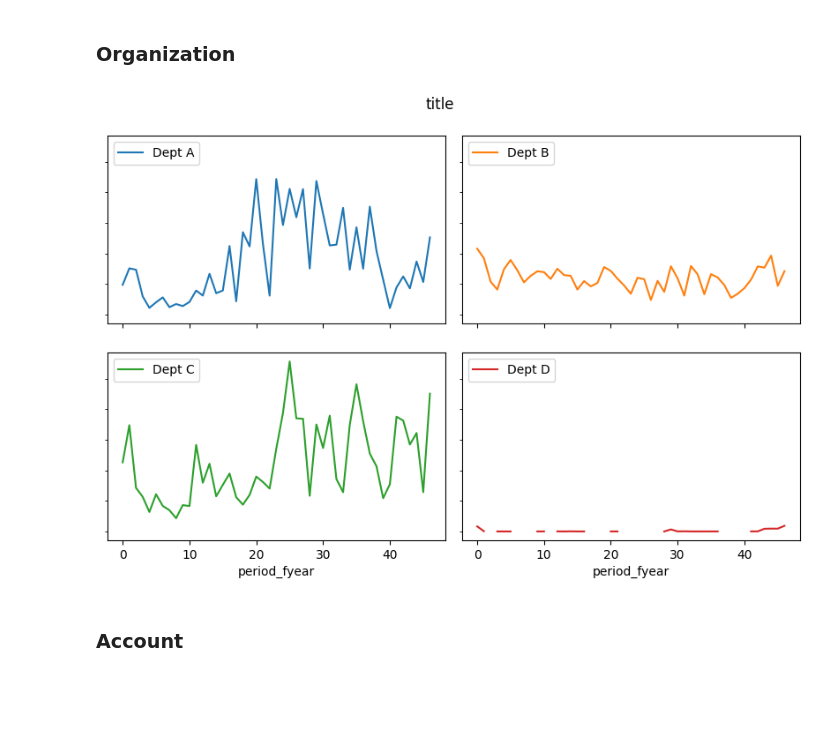
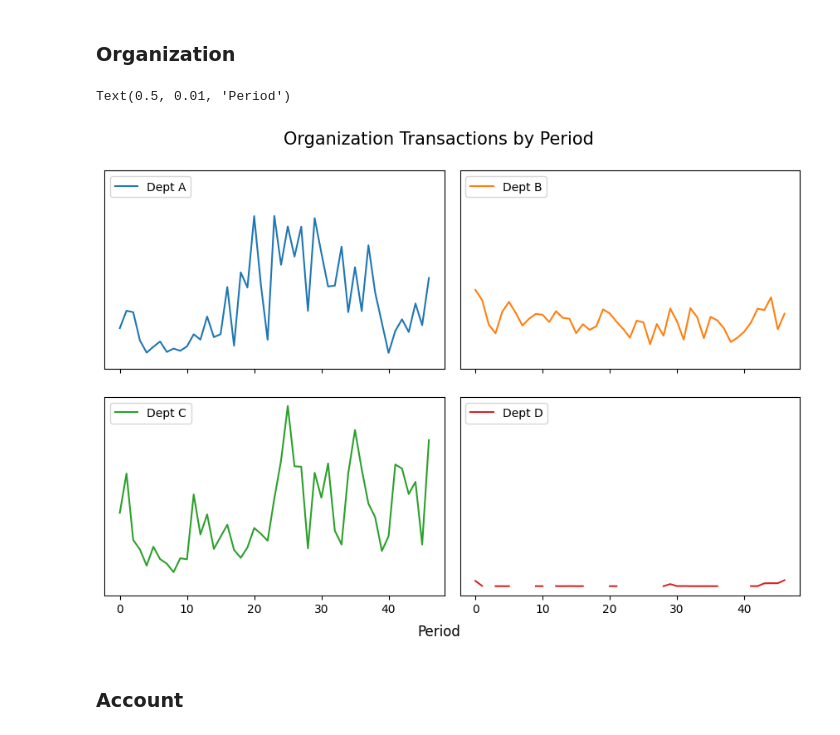
Before and after one commit to lelandjmurrin/Acquisition_Due_Dilligence_Capstone_Project, a Jupyter notebook: GeneralLedgerTxns_EDA.ipynb, the cells around one changed output. Drawn from its saved outputs; the diff is of its cells as text; code cells hidden in the pictures; blank space fills up the shorter version.

```diff
--- a/GeneralLedgerTxns_EDA.ipynb
+++ b/GeneralLedgerTxns_EDA.ipynb
@@ -940,19 +983,25 @@ Large_txn_freq
 # %% [markdown]
 ### Organization
 # %%
+def format_subplots(axs, title, xlabel, y):
+
+
 axs = dh.df.pivot_table(columns = "Organization", index = "period_fyear", values = "txn_amt", aggfunc = "sum").plot(figsize = (9,6), subplots = True, sharex = True, sharey = True, layout = (2,2))
-plt.tight_layout(pad = 3, w_pad = 1, h_pad = 1)
-plt.suptitle("title")
+plt.tight_layout(pad = 1.08, w_pad = 1, h_pad = 1)
+plt.suptitle("Organization Transactions by Period", size = 15, y = 1.03)
+#  fontdict = dict(size = 15)
 for ax in axs.ravel():
     #ax.axis("off")
     #ax.spines[["top", "right"]].set_visible(False)
-    ax.set_yticklabels([])
     ax.set_yticks([])
-    # ax.set_xticklabels([])
-    # ax.set_xticks([])
+    ax.tick_params(axis = "y", which = "both", left = False)
+    #ax.tick_params(axis = "x", which = "both", length = 5) #NOTE: Methods for stylizing tick marks
+    ax.set_xlabel("")
     ax.legend(loc = "upper left")
+plt.gcf().supxlabel("Period")
 # %% [output]
+Text(0.5, 0.01, 'Period')
-[figure, old version]
+[figure, new version]
 # %% [markdown]
 ### Account
 # %%
```
Also changed, not shown: parts of 16 cells of this notebook, 3 other files.
